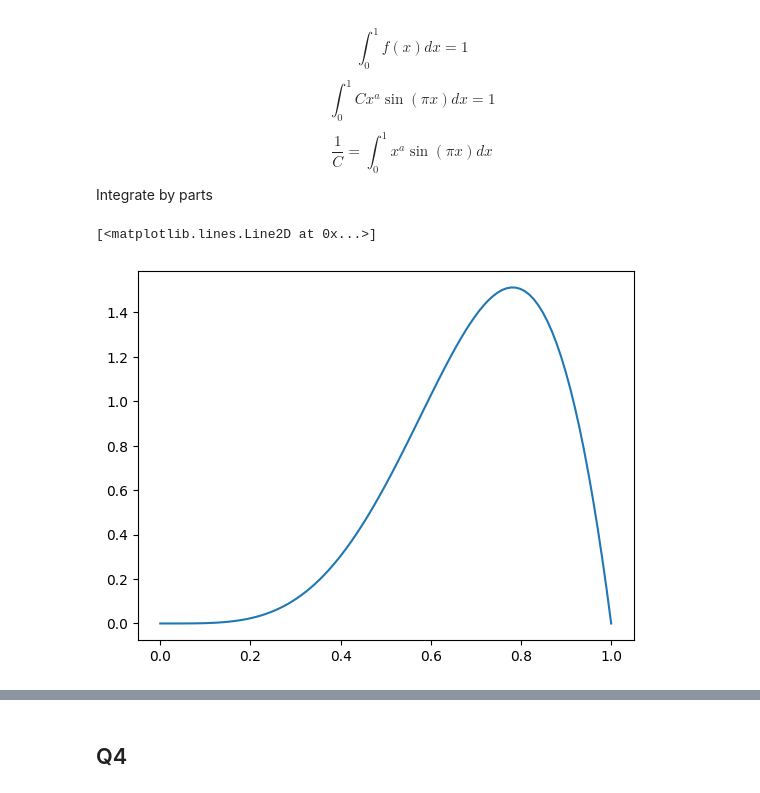
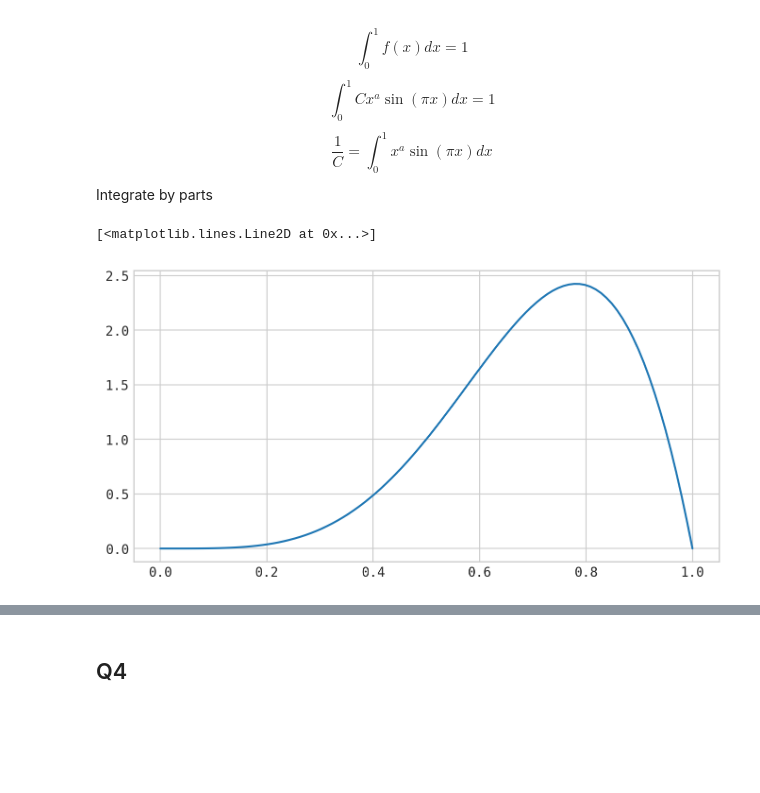
Before and after one commit to rizfn/AppStat2022, a Jupyter notebook: DataAndCodeForProblemSet/problemset.ipynb, the cells around one changed output, grey strips where cells are left out. Cells and saved outputs as stored; diff of their text form; code cells hidden in the pictures; blank space fills up the shorter version.

```diff
--- a/DataAndCodeForProblemSet/problemset.ipynb
+++ b/DataAndCodeForProblemSet/problemset.ipynb
@@ -4,0 +11,5 @@ import pandas as pd
+# %%
+plt.style.use('seaborn-whitegrid')
+plt.rcParams['figure.dpi'] = 200
+plt.rcParams['font.family'] = 'monospace'
+plt.rcParams['figure.figsize'] = (8, 4)
@@ -10,11 +52,11 @@ $$\int_0^1 C x^a \sin(\pi x)dx = 1$$
 $$\frac1C = \int_0^1x^a\sin(\pi x) dx$$
 Integrate by parts
 # %%
-def f(x, C=5,a=3):
+def f(x, C=(np.pi**3 / (np.pi**2 - 6)), a=3):
     return C * x**a * np.sin(np.pi * x)
 
 x = np.linspace(0, 1, 100)
 plt.plot(x, f(x))
 # %% [output]
 [<matplotlib.lines.Line2D at 0x...>]
-[figure, old version]
+[figure, new version]
```
Also changed, not shown: parts of 70 cells of this notebook, 3 other files.
